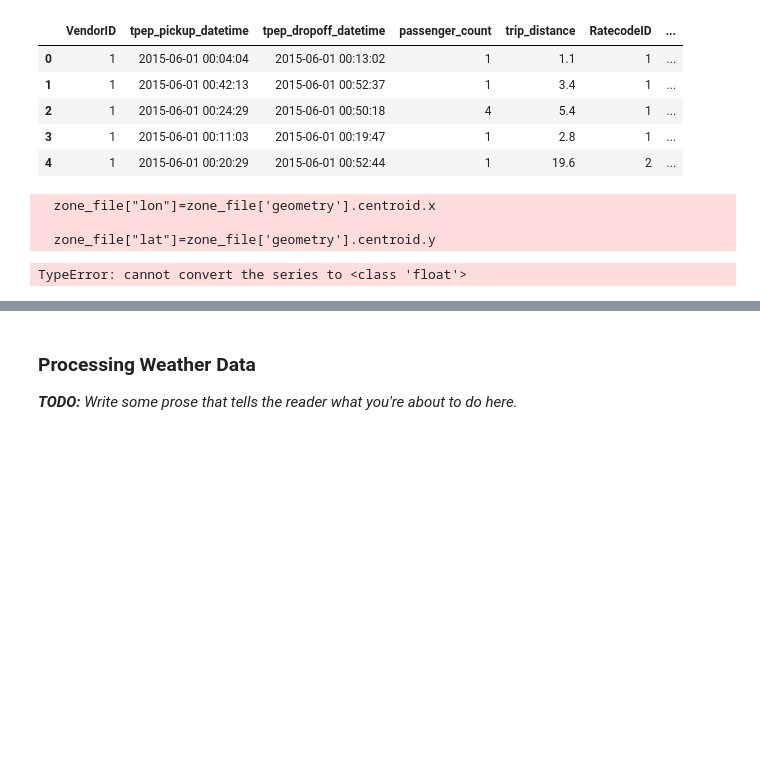
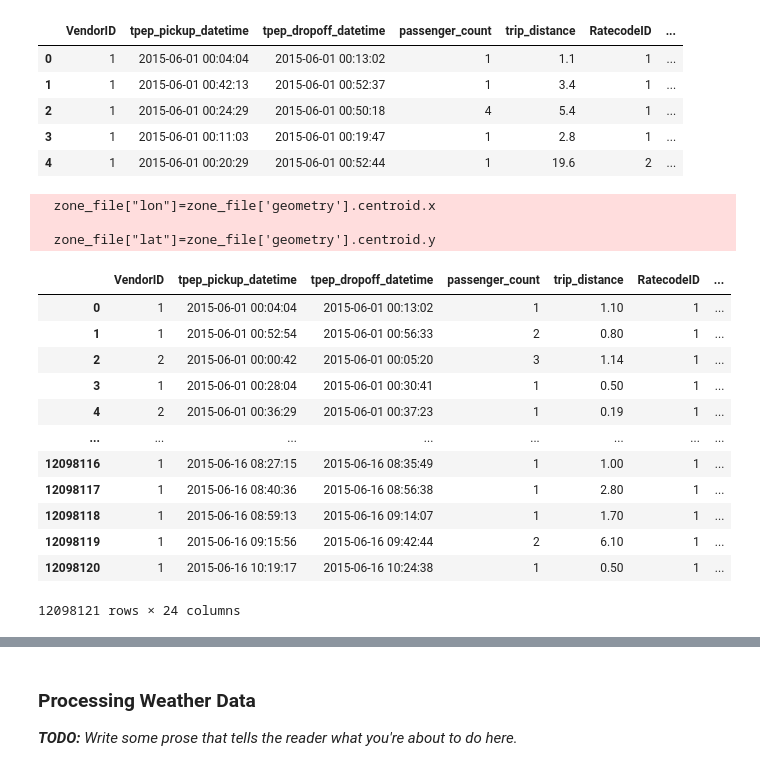
Before and after one commit to maoyiangela/4501group_project, a Jupyter notebook: Project Scaffolding-2.ipynb, the cells around one changed output, grey strips where cells are left out. Saved outputs shown, nothing was run; the diff lists cells and outputs as text; code cells hidden in the pictures; blank space fills up the shorter version.

```diff
--- a/Project Scaffolding-2.ipynb
+++ b/Project Scaffolding-2.ipynb
@@ -105,4 +107,15 @@ _**TODO:** Write some prose that tells the reader what you're about to do here._
 # %%
 def calculate_distance(from_coord, to_coord):
     #return the euclidean distance between start and end coordinate
-    return math.dist(from_coord,to_coord)
+    from math import sin, cos, sqrt, atan2, radians
+    R = 6373.0 #approximate radius of earth in km
+    lon1=radians(from_coord[0])
+    lat1=radians(from_coord[1])
+    lon2=radians(to_coord[0])
+    lat2=radians(to_coord[1])
+    dlon=lon2-lon1
+    dlat=lat2-lat1
+    a = sin(dlat / 2)**2 + cos(lat1) * cos(lat2) * sin(dlon / 2)**2
+    b = 2 * atan2(sqrt(a), sqrt(1 - a))
+    distance=R*b
+    return distance
@@ -109,18 +138,5 @@ def calculate_distance(from_coord, to_coord):
 # %%
 def add_distance_column(dataframe):
-    zone_file=gpd.read_file("taxi_zones")
-    zone_file['geometry']=zone_file['geometry'].to_crs(4326)
-    zone_file["lon"]=zone_file['geometry'].centroid.x
-    zone_file["lat"]=zone_file['geometry'].centroid.y
-    pick=zone_file[["LocationID","lon","lat"]]
-    pick.columns=["PULocationID","Pick_lon","Pick_lat"]
-    drop=zone_file[["LocationID","lon","lat"]]
-    drop.columns=["DOLocationID","Drop_lon","Drop_lat"]
-    #merge pick and drop to dataframe
-    #merge pick
-    dataframe=pd.merge(left=dataframe,right=pick)
-    #merge drop
-    dataframe=pd.merge(left=dataframe,right=drop)
-
-    dataframe["distance"]=calculate_distance([dataframe["Pick_lon"],dataframe["Pick_lat"]],[dataframe["Drop_lon"],dataframe["Drop_lat"]])
+    dataframe["distance"]=dataframe.apply(lambda x: calculate_distance(x["pickup_longitude","pickup_latitude"],
+    x["dropoff_longitude","dropoff_latitude"]),axis=1)
     return dataframe
@@ -204,9 +210,26 @@ df.head()
 | 3 | 1 | 2015-06-01 00:11:03 | 2015-06-01 00:19:47 | 1 | 2.8 | 1 | ... |
 | 4 | 1 | 2015-06-01 00:20:29 | 2015-06-01 00:52:44 | 1 | 19.6 | 2 | ... |
 # %%
-add_distance_column(df)
+a=add_distance_column(df)
 # %% [output]
   zone_file["lon"]=zone_file['geometry'].centroid.x
 
   zone_file["lat"]=zone_file['geometry'].centroid.y
-TypeError: cannot convert the series to <class 'float'>
+# %%
+a["distance"]=a.apply(lambda x:calculate_distance([x["Pick_lon"],x["Pick_lat"]], [x["Drop_lon"],x["Drop_lat"]]),axis=1)
+# %%
+a
+# %% [output]
+|  | VendorID | tpep_pickup_datetime | tpep_dropoff_datetime | passenger_count | trip_distance | RatecodeID | ... |
+| 0 | 1 | 2015-06-01 00:04:04 | 2015-06-01 00:13:02 | 1 | 1.10 | 1 | ... |
+| 1 | 1 | 2015-06-01 00:52:54 | 2015-06-01 00:56:33 | 2 | 0.80 | 1 | ... |
+| 2 | 2 | 2015-06-01 00:00:42 | 2015-06-01 00:05:20 | 3 | 1.14 | 1 | ... |
+| 3 | 1 | 2015-06-01 00:28:04 | 2015-06-01 00:30:41 | 1 | 0.50 | 1 | ... |
+| 4 | 2 | 2015-06-01 00:36:29 | 2015-06-01 00:37:23 | 1 | 0.19 | 1 | ... |
+| ... | ... | ... | ... | ... | ... | ... | ... |
+| 12098116 | 1 | 2015-06-16 08:27:15 | 2015-06-16 08:35:49 | 1 | 1.00 | 1 | ... |
+| 12098117 | 1 | 2015-06-16 08:40:36 | 2015-06-16 08:56:38 | 1 | 2.80 | 1 | ... |
+| 12098118 | 1 | 2015-06-16 08:59:13 | 2015-06-16 09:14:07 | 1 | 1.70 | 1 | ... |
+| 12098119 | 1 | 2015-06-16 09:15:56 | 2015-06-16 09:42:44 | 2 | 6.10 | 1 | ... |
+| 12098120 | 1 | 2015-06-16 10:19:17 | 2015-06-16 10:24:38 | 1 | 0.50 | 1 | ... |
+12098121 rows × 24 columns
```
Also changed, not shown: parts of 14 cells of this notebook.
